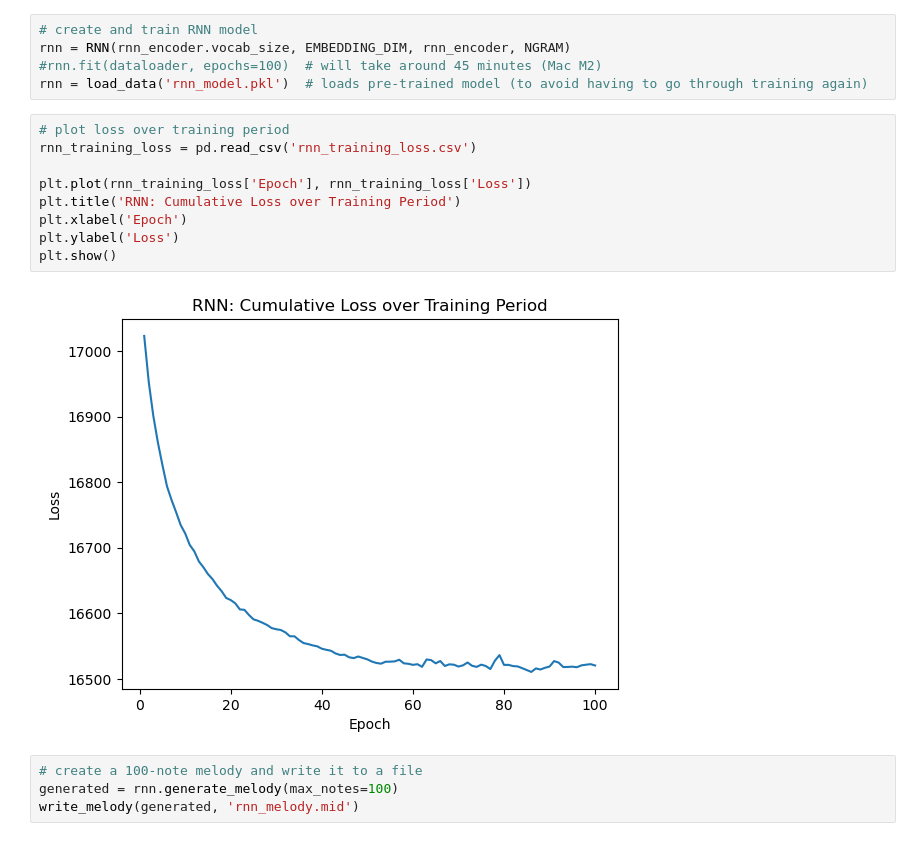
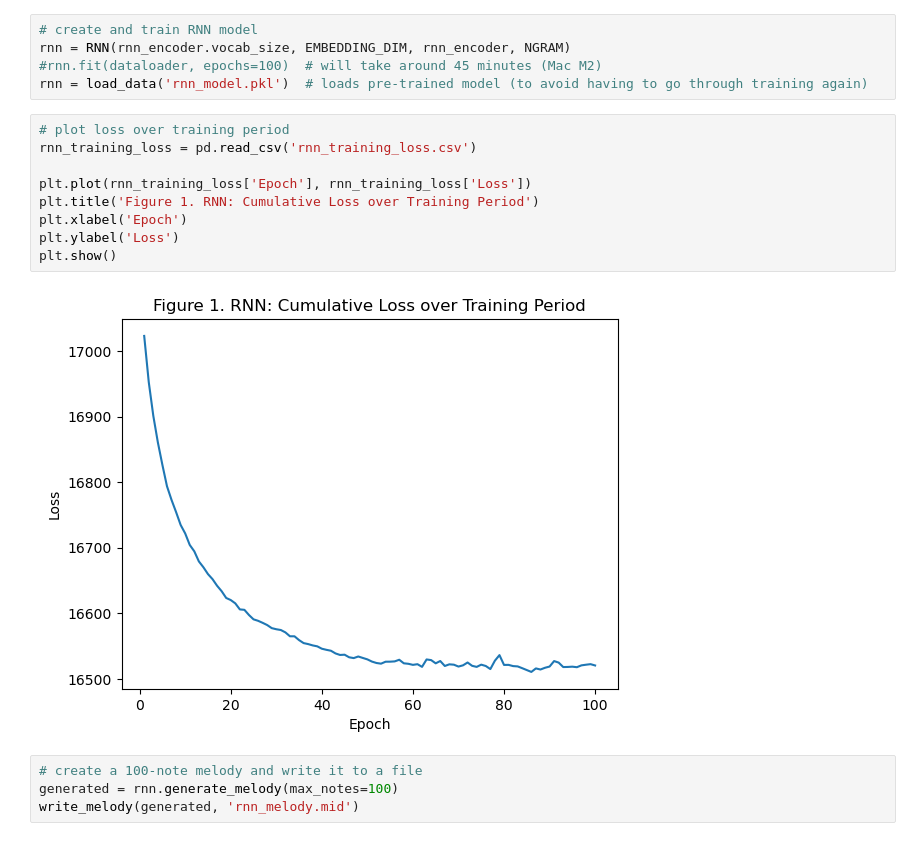
Before and after one commit to timothy-clay/nlp-melody-generation, a Jupyter notebook: melody_generation.ipynb, the cells around one changed output. Saved outputs shown, nothing was run; the diff lists cells and outputs as text.

```diff
--- a/melody_generation.ipynb
+++ b/melody_generation.ipynb
@@ -93,14 +101,14 @@ rnn = load_data('rnn_model.pkl')  # loads pre-trained model (to avoid having to
 # %%
 # plot loss over training period
 rnn_training_loss = pd.read_csv('rnn_training_loss.csv')
 
 plt.plot(rnn_training_loss['Epoch'], rnn_training_loss['Loss'])
-plt.title('RNN: Cumulative Loss over Training Period')
+plt.title('Figure 1. RNN: Cumulative Loss over Training Period')
 plt.xlabel('Epoch')
 plt.ylabel('Loss')
 plt.show()
 # %% [output]
-[figure, old version]
+[figure, new version]
 # %%
 # create a 100-note melody and write it to a file
 generated = rnn.generate_melody(max_notes=100)
```
Also changed, not shown: parts of 8 cells of this notebook.
